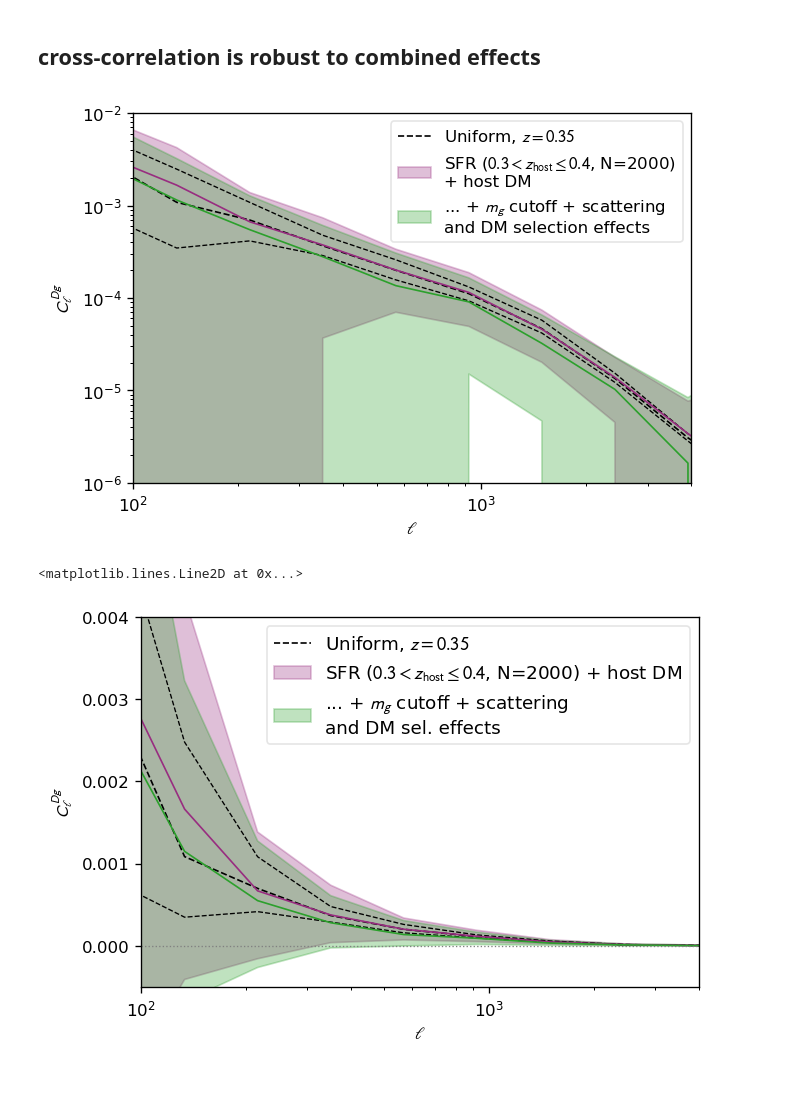
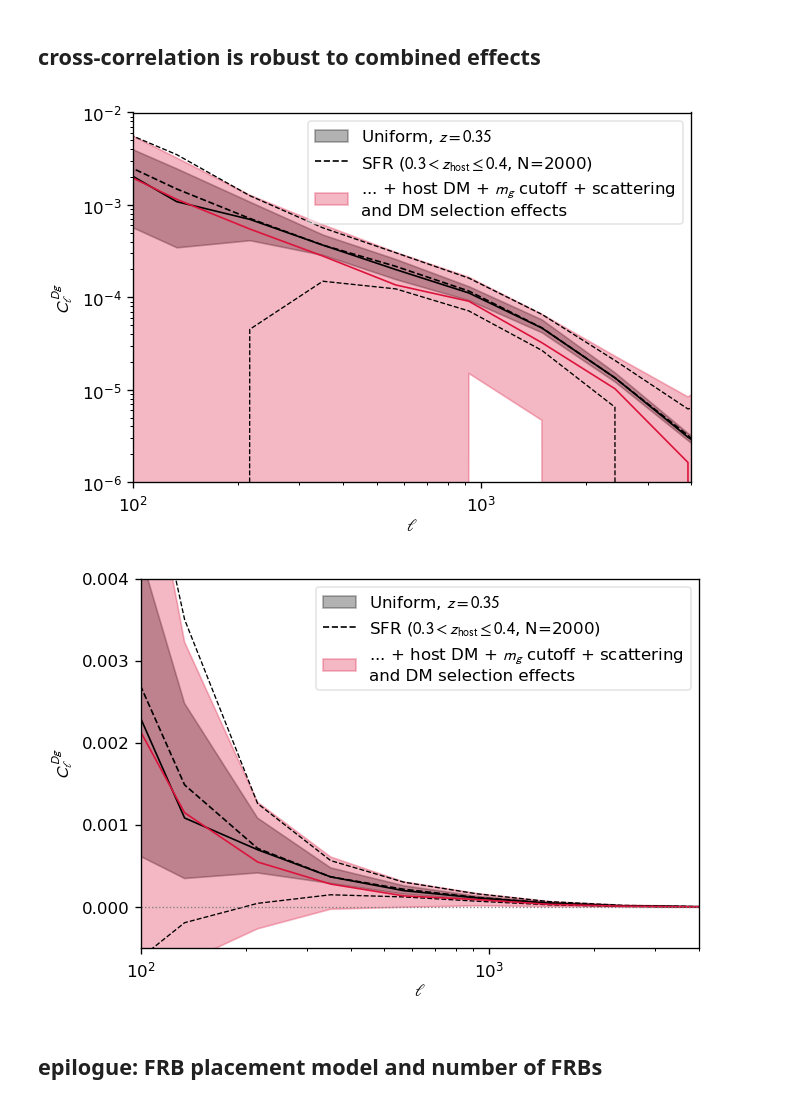
Before and after one commit to aqcheng/illustris_frb, a Jupyter notebook: notebooks/paper_figures.ipynb, the cells around one changed output. Saved outputs shown, nothing was run; the diff lists cells and outputs as text; code cells hidden in the pictures.

Commit message:
finished final figures

```diff
--- a/notebooks/paper_figures.ipynb
+++ b/notebooks/paper_figures.ipynb
@@ -61,17 +62,15 @@ scatterPs_slice, scatterPs_full = 1 - np.concatenate(combined_res['scatterPs']['
 # %% [markdown]
 ### plotting helper functions
 # %%
-figpath = '/ceph/submit/data/group/submit-illustris/april/data/figures'
+figpath = '/ceph/submit/data/group/submit-illustris/april/data/figures_final'
 
 colorcycle = ['#1f77b4', '#ff7f0e', '#2ca02c', '#d62728', '#9467bd',
               '#8c564b', '#e377c2', '#7f7f7f', '#bcbd22', '#17becf']
 
-magma = sns.color_palette("magma_r")
 colorblind = sns.color_palette('colorblind')
 mako = sns.color_palette("mako_r", 4)
 flare = sns.color_palette("flare", 4)
-viridis = sns.color_palette('viridis_r', 3)
-fid_c = magma[3]
+fid_c = 'k'
 
 plt.style.use({
     'font.family':        'serif',
@@ -106,7 +105,7 @@ def plot_xcorr(ells, C_ls, ax=None, label=None, color='k', lw=1,
     ax.set_xscale(xscale)
     ax.set_yscale(yscale)
     ax.set_ylabel(ylabel)
-    ax.set_xlabel(xlabel)
+    ax.set_xlabel(xlabel, labelpad=2)
 
     if xlim is None:
         # ax.set_xlim((ells[0], ells[-1]))
@@ -151,14 +150,18 @@ def plot_ref_ClDg(ax, ref_ClDg=midslice_ClDgs, lw1=0.7, lw2=0.5, ells=ells, colo
             color = fid_c
         else:
             color='k'
-    if lw1 > 0:
-        ax.plot(ells, np.median(ref_ClDg, axis=0), color=color, lw=lw1, ls='--', label=label)
-        label2=None
+    if ref_ClDg is midslice_ClDgs:
+        ax.plot(ells, np.median(ref_ClDg, axis=0), color=color, lw=lw1)
+        ax.fill_between(ells, np.percentile(ref_ClDg, 16, axis=0), np.percentile(ref_ClDg, 84, axis=0), color=color, alpha=0.3, label=label)
     else:
-        label2=label
-    if lw2 > 0:
-        ax.plot(ells, np.percentile(ref_ClDg, 16, axis=0), color=color, lw=lw2, ls='--', label=label2)
-        ax.plot(ells, np.percentile(ref_ClDg, 84, axis=0), color=color, lw=lw2, ls='--')
+        if lw1 > 0:
+            ax.plot(ells, np.median(ref_ClDg, axis=0), color=color, lw=lw1, ls='--', label=label)
+            label2=None
+        else:
+            label2=label
+        if lw2 > 0:
+            ax.plot(ells, np.percentile(ref_ClDg, 16, axis=0), color=color, lw=lw2, ls='--', label=label2)
+            ax.plot(ells, np.percentile(ref_ClDg, 84, axis=0), color=color, lw=lw2, ls='--')
 
 def subplot_from_list(results_list, ells=ells, ref_ClDg=None, ref_label='default', ref_lws=(1, 0.8), labels=None,
                       ax=None, colors=colorcycle, legend=True, alpha=0.9, **kwargs):
@@ -585,21 +576,28 @@ subdict = combined_res['slice_exp']
 # %%
 fig, ax = plt.subplots()
 
-plot_ref_ClDg(ax, combined_res['midslice']['ClDgs'], 1, 0.8, color='k', label=f'Uniform, $z={frb_mean_z:.2f}$')
-plot_xcorr_trials(ells, subdict['ClDgs'][n_frbs], ax=ax, color=fid_c, label=r'SFR ($0.3 < z_\text{host} \leq 0.4$, N=2000)'+'\n+ host DM')
-plot_xcorr_trials(ells, subdict['ClDgs_exp'][n_frbs], ax=ax, color=colorcycle[2], label='... + $m_g$ cutoff + scattering\nand DM selection effects')
+plot_xcorr_trials(ells, combined_res['midslice']['ClDgs'], ax=ax, color='k', label=f'Uniform, $z={frb_mean_z:.2f}$')
+plot_ref_ClDg(ax, fid_ClDgs, 1, 0.8, label=r'SFR ($0.3 < z_\text{host} \leq 0.4$, N=2000)')
+# plot_xcorr_trials(ells, subdict['ClDgs'][n_frbs], ax=ax, color='seagreen', label='... + host DM')
+plot_xcorr_trials(ells, subdict['ClDgs_exp'][n_frbs], ax=ax, color='crimson', label='... + host DM + $m_g$ cutoff + scattering\nand DM selection effects')
 legend = ax.legend(fontsize=10, loc='upper right')
+
+plt.savefig(os.path.join(figpath, 'combined_log.pdf'))
 # %% [output]
-[figure, old version]
+[figure, new version]
 # %%
 fig, ax = plt.subplots()
 
-plot_ref_ClDg(ax, combined_res['midslice']['ClDgs'], 1, 0.8, color='k', label=f'Uniform, $z={frb_mean_z:.2f}$')
-plot_xcorr_trials(ells, subdict['ClDgs'][n_frbs], ax=ax, color=fid_c, label=r'SFR ($0.3 < z_\text{host} \leq 0.4$, N=2000) + host DM')
-plot_xcorr_trials(ells, subdict['ClDgs_exp'][n_frbs], ax=ax, color=colorcycle[2], label='... + $m_g$ cutoff + scattering\nand DM sel. effects', yscale='linear')
-ax.legend()
+plot_xcorr_trials(ells, combined_res['midslice']['ClDgs'], ax=ax, color='k', label=f'Uniform, $z={frb_mean_z:.2f}$')
+plot_ref_ClDg(ax, fid_ClDgs, 1, 0.8, label=r'SFR ($0.3 < z_\text{host} \leq 0.4$, N=2000)')
+# plot_xcorr_trials(ells, subdict['ClDgs'][n_frbs], ax=ax, color='seagreen', label='... + host DM')
+plot_xcorr_trials(ells, subdict['ClDgs_exp'][n_frbs], ax=ax, color='crimson', label='... + host DM + $m_g$ cutoff + scattering\nand DM selection effects', yscale='linear')
+legend = ax.legend(fontsize=10, loc='upper right')
 
 ax.axhline(0, color='gray', ls='dotted', lw=0.8)
+
+plt.savefig(os.path.join(figpath, 'combined_linear.pdf'))
 # %% [output]
-<matplotlib.lines.Line2D at 0x...>
-[figure, old version]
+[figure, new version]
+# %% [markdown]
+## epilogue: FRB placement model and number of FRBs
```
Also changed, not shown: parts of 31 cells of this notebook, 1 other file.
